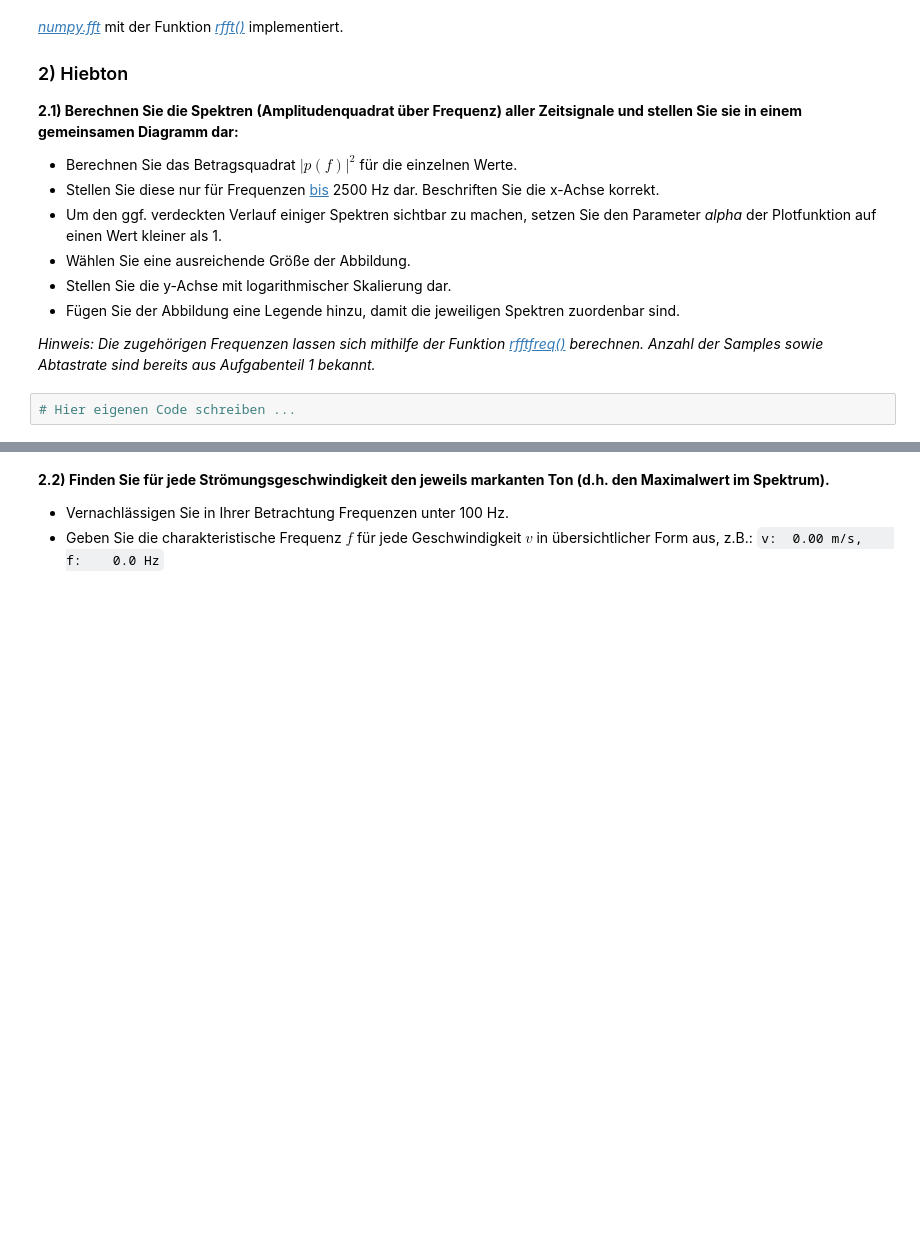
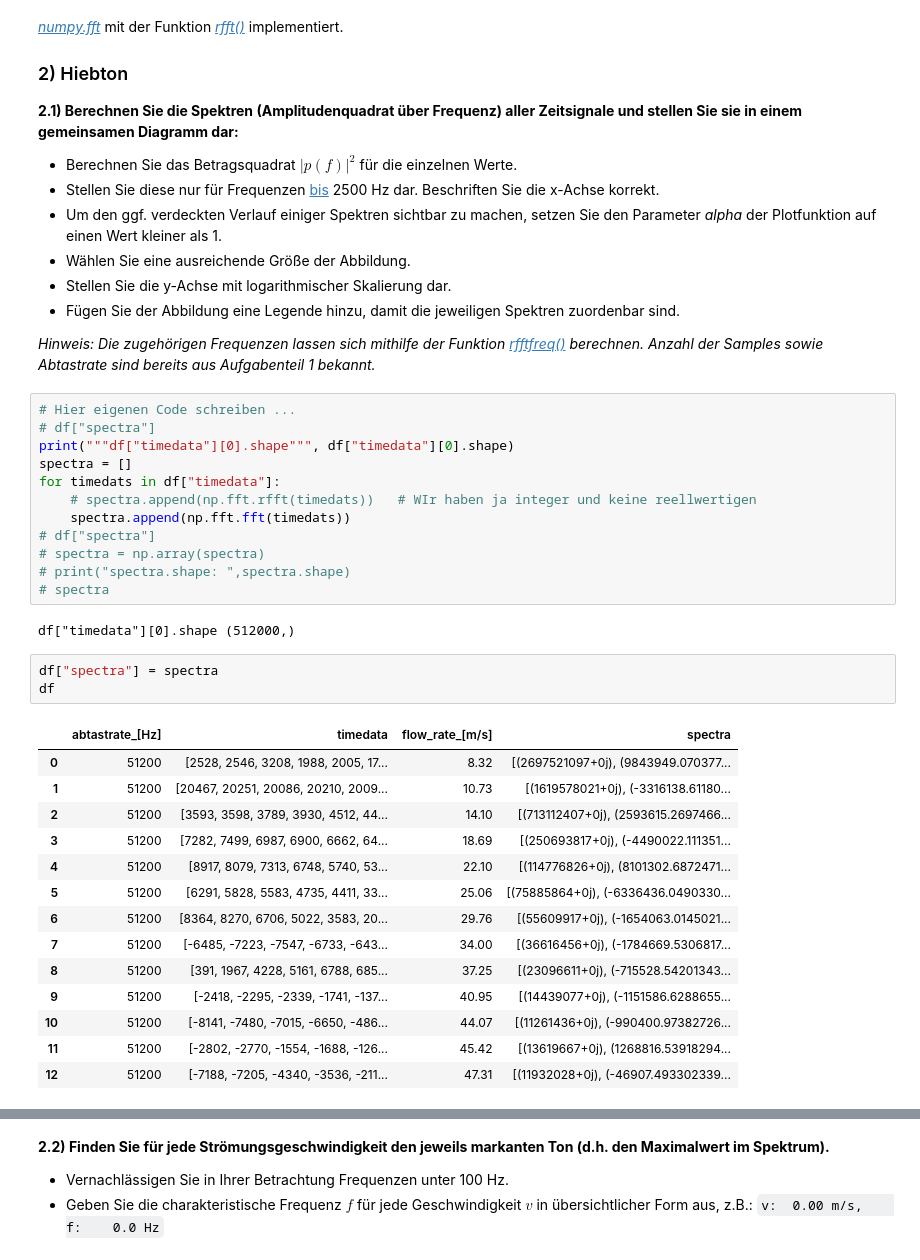
Before and after one commit to jlb-jlb/python_fuer_Ings, a Jupyter notebook: HA4/HA4_Gruppe186.ipynb, the cells around one changed output, grey strips where cells are left out. Cells and saved outputs as stored; diff of their text form; blank space fills up the shorter version.

```diff
--- a/HA4/HA4_Gruppe186.ipynb
+++ b/HA4/HA4_Gruppe186.ipynb
@@ -98,5 +134,35 @@ Dies geschieht allgemein über eine [Fourier-Transformation](https://de.wikipedi
 
 _Hinweis: Die zugehörigen Frequenzen lassen sich mithilfe der Funktion [rfftfreq()](https://docs.scipy.org/doc/numpy/reference/generated/numpy.fft.rfftfreq.html) berechnen.
 Anzahl der Samples sowie Abtastrate sind bereits aus Aufgabenteil 1 bekannt._
-# %%
-# Hier eigenen Code schreiben ...
+# %%
+# Hier eigenen Code schreiben ...
+# df["spectra"]
+print("""df["timedata"][0].shape""", df["timedata"][0].shape)
+spectra = []
+for timedats in df["timedata"]:
+    # spectra.append(np.fft.rfft(timedats))   # WIr haben ja integer und keine reellwertigen
+    spectra.append(np.fft.fft(timedats))
+# df["spectra"]
+# spectra = np.array(spectra)
+# print("spectra.shape: ",spectra.shape)
+# spectra
+# %% [output]
+df["timedata"][0].shape (512000,)
+# %%
+df["spectra"] = spectra
+df
+# %% [output]
+|  | abtastrate_[Hz] | timedata | flow_rate_[m/s] | spectra |
+| 0 | 51200 | [2528, 2546, 3208, 1988, 2005, 17... | 8.32 | [(2697521097+0j), (9843949.070377... |
+| 1 | 51200 | [20467, 20251, 20086, 20210, 2009... | 10.73 | [(1619578021+0j), (-3316138.61180... |
+| 2 | 51200 | [3593, 3598, 3789, 3930, 4512, 44... | 14.10 | [(713112407+0j), (2593615.2697466... |
+| 3 | 51200 | [7282, 7499, 6987, 6900, 6662, 64... | 18.69 | [(250693817+0j), (-4490022.111351... |
+| 4 | 51200 | [8917, 8079, 7313, 6748, 5740, 53... | 22.10 | [(114776826+0j), (8101302.6872471... |
+| 5 | 51200 | [6291, 5828, 5583, 4735, 4411, 33... | 25.06 | [(75885864+0j), (-6336436.0490330... |
+| 6 | 51200 | [8364, 8270, 6706, 5022, 3583, 20... | 29.76 | [(55609917+0j), (-1654063.0145021... |
+| 7 | 51200 | [-6485, -7223, -7547, -6733, -643... | 34.00 | [(36616456+0j), (-1784669.5306817... |
+| 8 | 51200 | [391, 1967, 4228, 5161, 6788, 685... | 37.25 | [(23096611+0j), (-715528.54201343... |
+| 9 | 51200 | [-2418, -2295, -2339, -1741, -137... | 40.95 | [(14439077+0j), (-1151586.6288655... |
+| 10 | 51200 | [-8141, -7480, -7015, -6650, -486... | 44.07 | [(11261436+0j), (-990400.97382726... |
+| 11 | 51200 | [-2802, -2770, -1554, -1688, -126... | 45.42 | [(13619667+0j), (1268816.53918294... |
+| 12 | 51200 | [-7188, -7205, -4340, -3536, -211... | 47.31 | [(11932028+0j), (-46907.493302339... |
```
Also changed, not shown: parts of 10 cells of this notebook.
